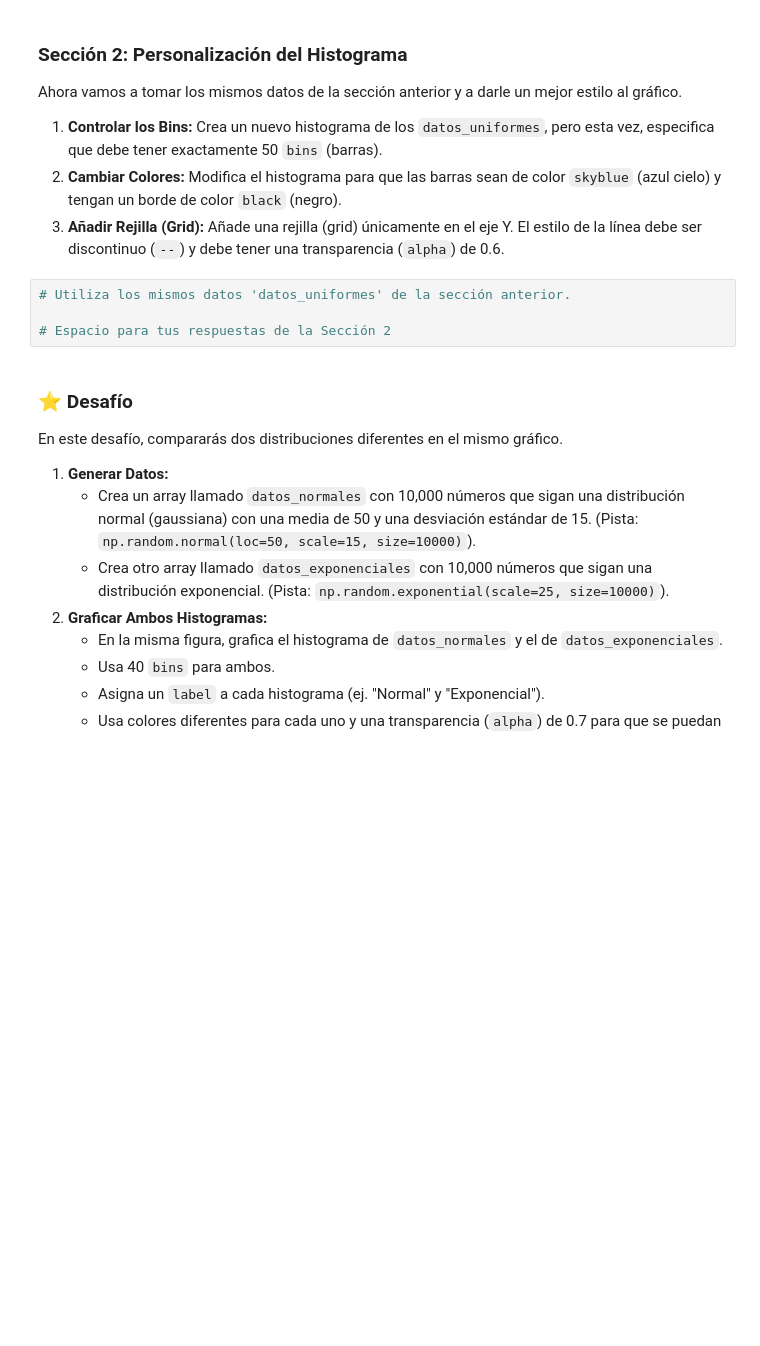
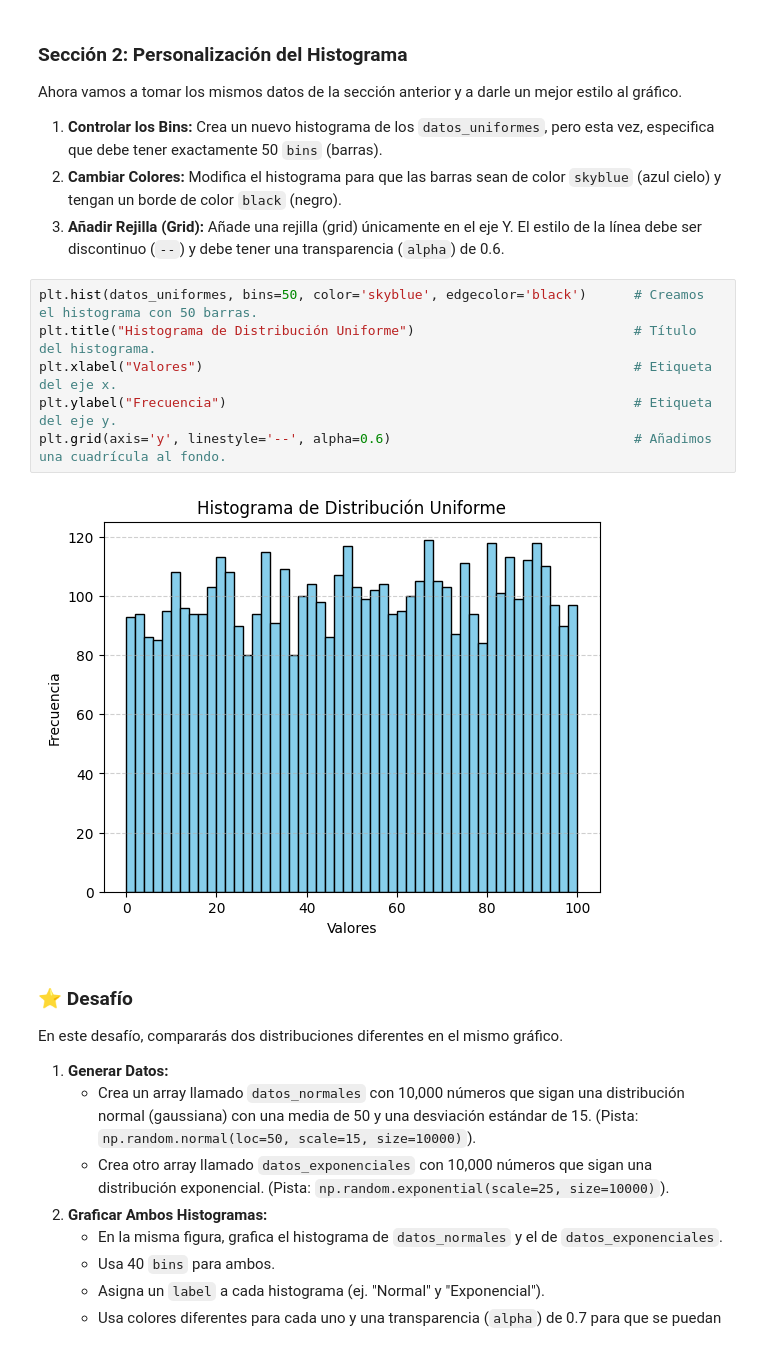
Before and after one commit to xisaach03/Practica_Numpy_1-, a Jupyter notebook: Numpy_Histogram_Exercise_Students.ipynb, the cells around one changed output. Saved outputs shown, nothing was run; the diff lists cells and outputs as text; blank space fills up the shorter version.

```diff
--- a/Numpy_Histogram_Exercise_Students.ipynb
+++ b/Numpy_Histogram_Exercise_Students.ipynb
@@ -42,9 +49,13 @@ Ahora vamos a tomar los mismos datos de la sección anterior y a darle un mejor
 2.  **Cambiar Colores:** Modifica el histograma para que las barras sean de color `skyblue` (azul cielo) y tengan un borde de color `black` (negro).
 3.  **Añadir Rejilla (Grid):** Añade una rejilla (grid) únicamente en el eje Y. El estilo de la línea debe ser discontinuo (`--`) y debe tener una transparencia (`alpha`) de 0.6.
 # %%
-# Utiliza los mismos datos 'datos_uniformes' de la sección anterior.
-
-# Espacio para tus respuestas de la Sección 2
+plt.hist(datos_uniformes, bins=50, color='skyblue', edgecolor='black')      # Creamos el histograma con 50 barras.
+plt.title("Histograma de Distribución Uniforme")                            # Título del histograma.
+plt.xlabel("Valores")                                                       # Etiqueta del eje x.
+plt.ylabel("Frecuencia")                                                    # Etiqueta del eje y.
+plt.grid(axis='y', linestyle='--', alpha=0.6)                               # Añadimos una cuadrícula al fondo.
+# %% [output]
+[figure, added]
 # %% [markdown]
 ### ⭐ Desafío
 
```
Also changed, not shown: parts of 4 cells of this notebook.
